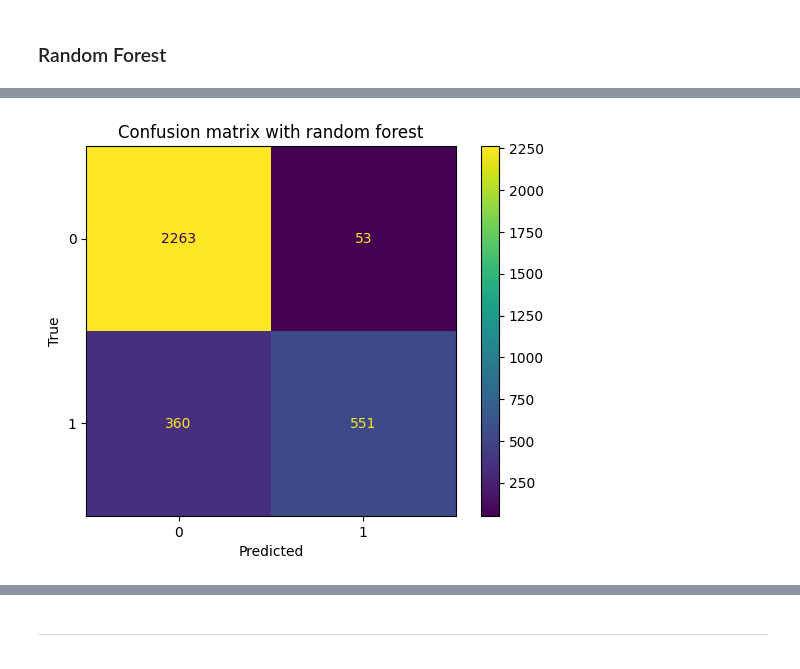
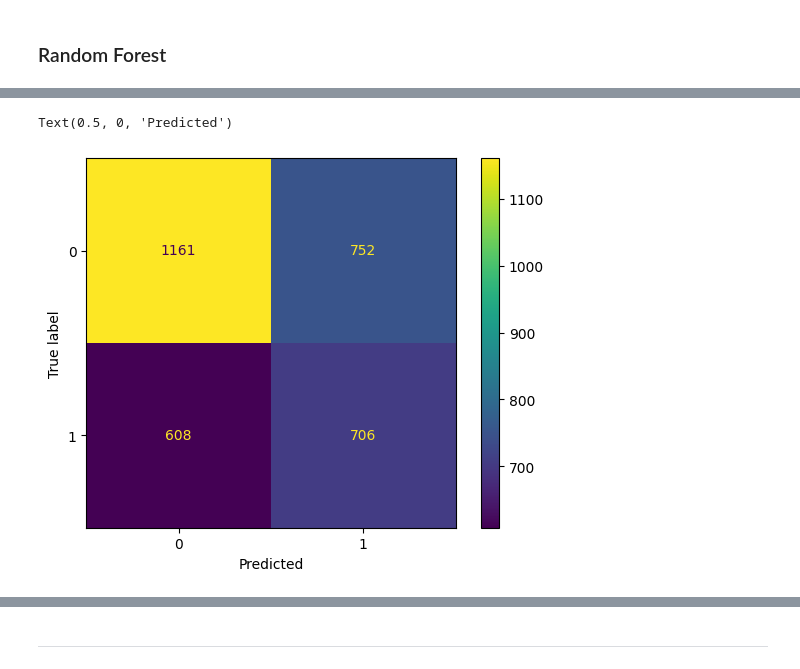
Before and after one commit to lavo2/DataMining-Project, a Jupyter notebook: 3-prediction_2.ipynb, the cells around one changed output, grey strips where cells are left out. Drawn from its saved outputs; the diff is of its cells as text; code cells hidden in the pictures.

```diff
--- a/3-prediction_2.ipynb
+++ b/3-prediction_2.ipynb
@@ -529,0 +562,3 @@ Let's try to remove all the feature that capture the number of event, such as nu
+# %%
+df_under = pd.concat([df_train[df_train['DAMAGE_HIGH'] == 0].sample(n=df_train['DAMAGE_HIGH'].sum(), random_state=42), df_train[df_train['DAMAGE_HIGH'] == 1]])
+df_under.columns
@@ -529,0 +576,11 @@ Let's try to remove all the feature that capture the number of event, such as nu
+# %%
+X_train_under = df_under.drop(columns=['DAMAGE_HIGH'])
+y_train_under = df_under['DAMAGE_HIGH']
+# %%
+# dt
+dt = DecisionTreeClassifier(random_state=sklearn_random_seed)
+
+grid_dt_under = GridSearchCV(estimator=dt, param_grid=hp_dt, cv=5, n_jobs=-1, verbose=1)
+grid_dt_under.fit(X_train_under, y_train_under)
+
+grid_dt_under.best_params_
@@ -691,12 +648,11 @@ weighted avg       0.70      0.73      0.71      3227
 # %% [markdown]
 ### Random Forest
 # %%
-# Random Forest
-
+# rf
 rf = RandomForestClassifier(random_state=sklearn_random_seed)
 
 grid_rf = GridSearchCV(estimator=rf, param_grid=hp_rf, cv=5, n_jobs=-1, verbose=1)
-grid_rf.fit(X_train, y_train)
+grid_rf.fit(X_train_under, y_train_under)
 
 grid_rf.best_params_
 # %% [output]
@@ -727,12 +683,10 @@ array([[2263,   53],
 # %%
+
 # confusion matrix
 cm_rf = confusion_matrix(y_test, grid_rf.predict(X_test))
 disp = ConfusionMatrixDisplay(confusion_matrix=cm_rf, display_labels=grid_rf.classes_)
 disp.plot()
 plt.xlabel('Predicted')
-plt.ylabel('True')
-plt.title('Confusion matrix with random forest')
-
-plt.show()
 # %% [output]
+Text(0.5, 0, 'Predicted')
-[figure, old version]
+[figure, new version]
```
Also changed, not shown: parts of 58 cells of this notebook, 4 other files.
